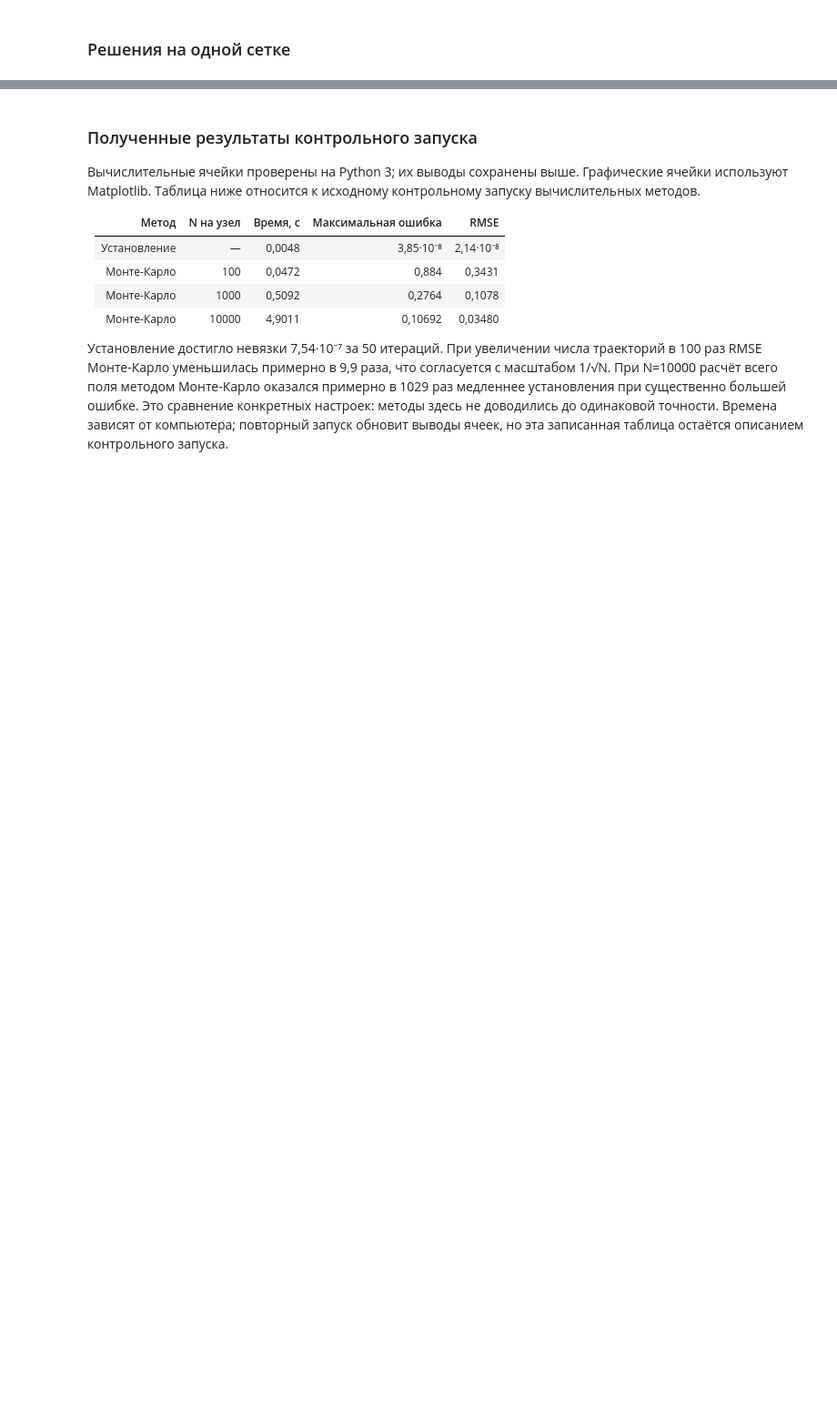
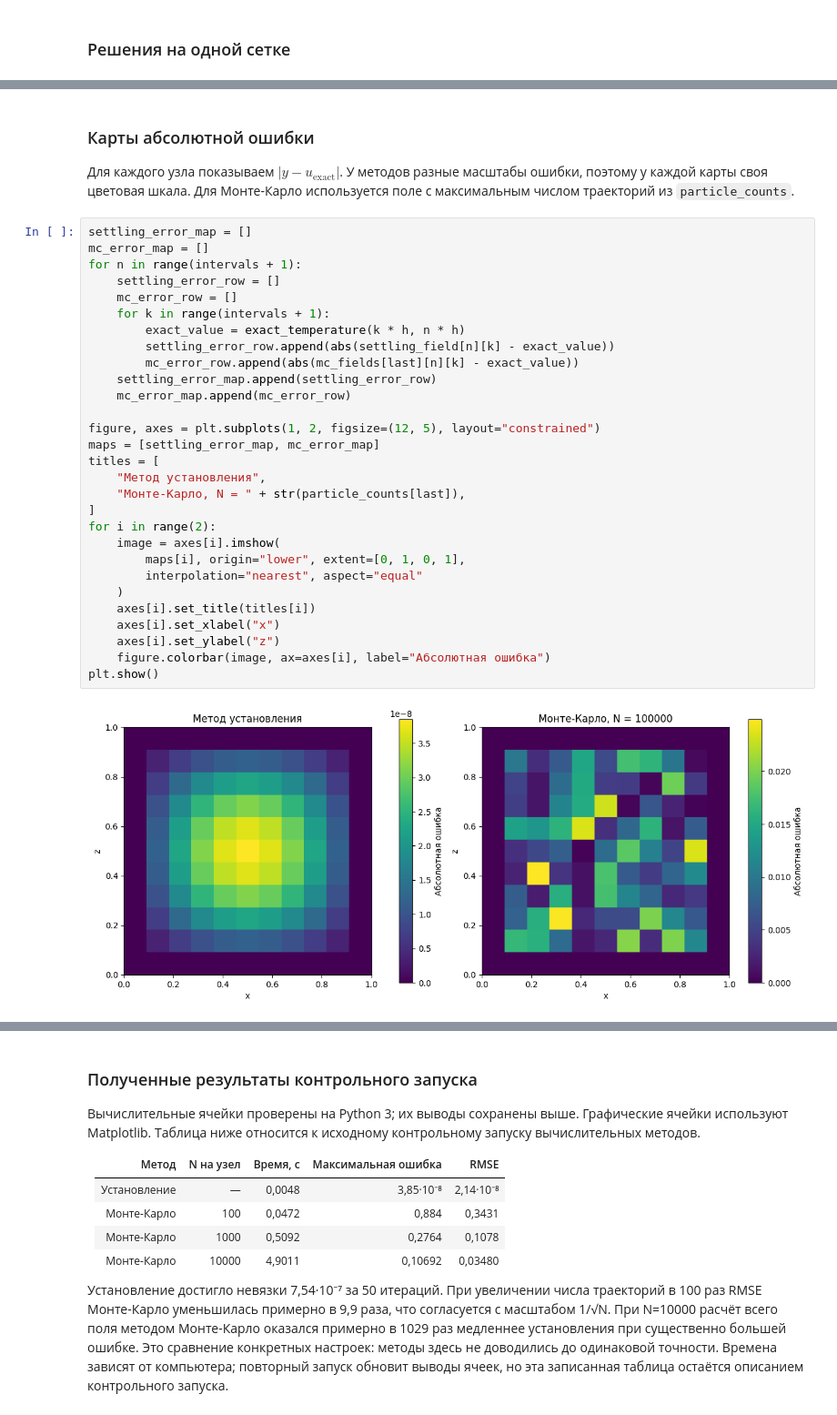
Before and after one commit to DeadCool23/FoundOfSciRes, a Jupyter notebook: src/task1.ipynb, the cells around one changed output, grey strips where cells are left out. Shown at 91% size. Drawn from its saved outputs; the diff is of its cells as text; blank space fills up the shorter version.

Commit message:
heatmap added

```diff
--- a/src/task1.ipynb
+++ b/src/task1.ipynb
@@ -406,3 +473,38 @@ plt.show()
+# %% [markdown]
+### Карты абсолютной ошибки
+
+Для каждого узла показываем $|y-u_{\mathrm{exact}}|$. У методов разные масштабы ошибки, поэтому у каждой карты своя цветовая шкала. Для Монте-Карло используется поле с максимальным числом траекторий из `particle_counts`.
+# %%
+settling_error_map = []
+mc_error_map = []
+for n in range(intervals + 1):
+    settling_error_row = []
+    mc_error_row = []
+    for k in range(intervals + 1):
+        exact_value = exact_temperature(k * h, n * h)
+        settling_error_row.append(abs(settling_field[n][k] - exact_value))
+        mc_error_row.append(abs(mc_fields[last][n][k] - exact_value))
+    settling_error_map.append(settling_error_row)
+    mc_error_map.append(mc_error_row)
+
+figure, axes = plt.subplots(1, 2, figsize=(12, 5), layout="constrained")
+maps = [settling_error_map, mc_error_map]
+titles = [
+    "Метод установления",
+    "Монте-Карло, N = " + str(particle_counts[last]),
+]
+for i in range(2):
+    image = axes[i].imshow(
+        maps[i], origin="lower", extent=[0, 1, 0, 1],
+        interpolation="nearest", aspect="equal"
+    )
+    axes[i].set_title(titles[i])
+    axes[i].set_xlabel("x")
+    axes[i].set_ylabel("z")
+    figure.colorbar(image, ax=axes[i], label="Абсолютная ошибка")
+plt.show()
+# %% [output]
+[figure, added]
 # %% [markdown]
 ## Выводы
 
```
Also changed, not shown: parts of 14 cells of this notebook, 2 other files.
